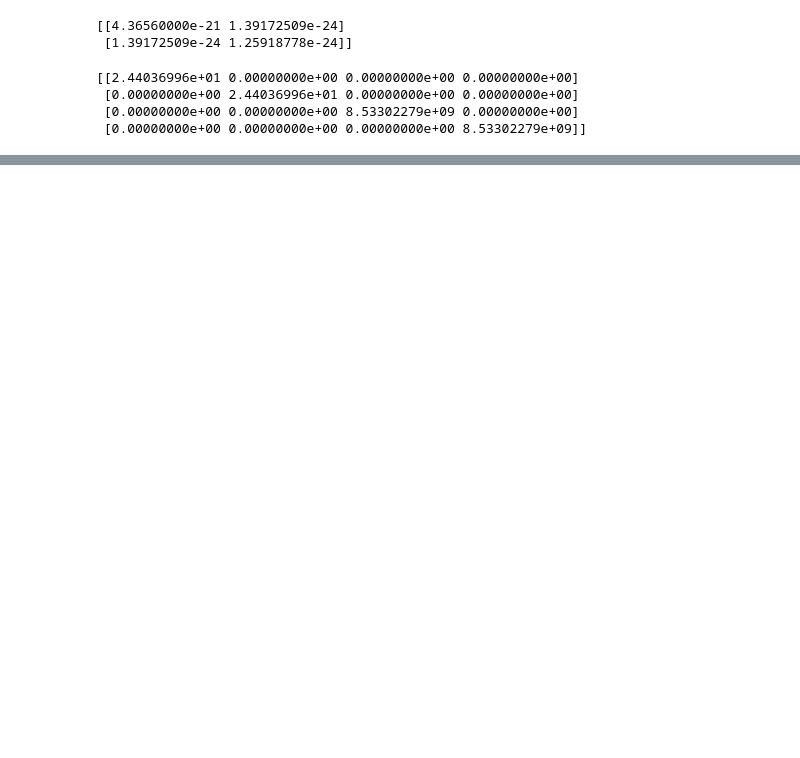
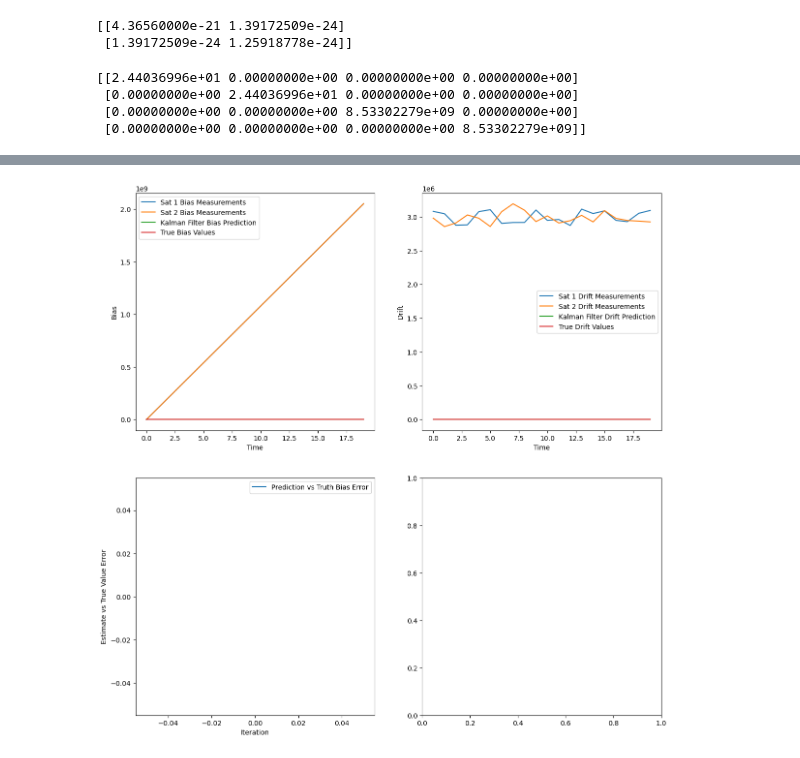
Before and after one commit to RIPS-2024-Aerospace/Aerospace-Project, a Jupyter notebook: TimingDiffusionFIlter.ipynb, the cells around one changed output, grey strips where cells are left out. Cells and saved outputs as stored; diff of their text form; code cells hidden in the pictures; blank space fills up the shorter version.

Commit message:
Working Plots Broken Code

```diff
--- a/TimingDiffusionFIlter.ipynb
+++ b/TimingDiffusionFIlter.ipynb
@@ -127,13 +124,13 @@ def measurement_noise(R,N_i):
 
 def GPS_measurements(true_bias, true_drift,R,N_i = 2):
 
-    true_pr = np.array([[c*(true_bias)] for _ in range(N_i)])
+     true_pr = np.array([[c*(true_bias[0])] for _ in range(N_i)])
 
-    true_prr = np.array([[c*(true_drift)] for _ in range(N_i)])
+     true_prr = np.array([[c*(true_drift[0])] for _ in range(N_i)])
 
-    true_measurements = np.vstack((true_pr,true_prr))
+     true_measurements = np.vstack((true_pr,true_prr))
 
-    return true_measurements+measurement_noise(R,N_i)
+     return true_measurements+measurement_noise(R,N_i)
 # %%
 def filter_initialize(stations,adj_mat,x_initial,P_initial):
   M = len(stations)
@@ -188,47 +190,64 @@ A = np.array([[1, 60],
                 [0, 1]])
 
 # true initial state
-true_biases = [0, 1, 0, 0, -2]
-true_drifts = [0,0.1,0.01,0.2,0]
+
+T_g = 0
+true_biases = np.array([[0, 1, 0, 0, -2]]).T
+true_drifts = np.array([[0.01,0.1,0.01,0.2,0]]).T
+
+x = np.vstack((true_biases,true_drifts))
+
 # random initial estimates for each node
 
 x0 = [np.array([[0],[0]]) for _ in range(5)]
 
-P = [np.eye(6) for _ in range(n)]
-
-# Define the neighbor list
-N = [[1, 3], [0, 2], [1, 3], [0, 2]]
+P = [np.eye(2) for _ in range(n)]
 
 # Measurement noise
-measure_var = 0.2
-z = [(H[i] @ xp) + np.random.normal(0, measure_var, (2, 1)) for i in range(n)]
 
-truth = [xp]
-measurements = [z]
+truth = []
+measurements = []
+predictions = []
 errors = []
 
-psi = x0.copy()
-x_hat = x0.copy()
+stations = [Station(i) for i in range(n)]
 
-for i in range(10):
-    z = [(H[i] @ truth[-1]) + np.random.normal(0, measure_var, (2, 1)) for i in range(n)]
-    truth.append(A @ truth[-1])
-    measurements.append(z)
+filter_initialize(stations,D,x0,P)
 
-predictions,covariance = diffusion_kalman_filter(psi, x_hat, P, N, H, R, measurements, A, Q, C, 11)
+iterations = 20
 
+for i in range(iterations):
+    measures = diffusion_filter_iteration(stations,Q,R,C,true_biases,true_drifts,T_g)
+    measurements.append(measures)
+    predictions.append([stn.x for stn in stations])
+    true_biases = [x + 36*true_drifts[i] for i,x in enumerate(true_biases)]
+    truth.append(np.vstack((true_biases,true_drifts)))
+    T_g += 36
 
-fig, axs = plt.subplots(((n + 2) // 2), 2, figsize=(14, 7 * ((n + 2) // 2)))
-for i in range(n):
-    axs[i // 2][i % 2].scatter([x[i][0, 0] for x in measurements], [x[i][1, 0] for x in measurements], label='Measurements')
-    axs[i // 2][i % 2].scatter([(H[i]@x)[0,0] for x in predictions[:,i]], [(H[i]@x)[1,0] for x in predictions[:,i]], label='Kalman Filter Prediction')
-    axs[i // 2][i % 2].scatter([(H[i] @ x)[0, 0] for x in truth[:-1]], [(H[i] @ x)[1, 0] for x in truth[:-1]], label='True Values')
-    axs[i // 2][i % 2].set_xlabel("x-position of object")
-    axs[i // 2][i % 2].set_ylabel("y-position of object")
-    axs[i // 2][i % 2].legend()
+fig,axs = plt.subplots(2,2, figsize=(14, 14))
+#12 plots, 5 for bias, 5 for drift, and then error
+for i in range(1):
+    #20 measurements, 2 for each node
+    axs[0][0].plot([i for i in range(iterations)],[x[i][0][0] for x in measurements], label = 'Sat 1 Bias Measurements')
+    axs[0][0].plot([i for i in range(iterations)],[x[i][1][0] for x in measurements], label = 'Sat 2 Bias Measurements')
+    axs[0][0].plot([i for i in range(iterations)],[x[i][0] for x in predictions], label = 'Kalman Filter Bias Prediction')
+    axs[0][0].plot([i for i in range(iterations)],[x[i][0] for x in truth], label = 'True Bias Values')
+    axs[0][0].set_xlabel("Time")
+    axs[0][0].set_ylabel("Bias")
+    axs[0][0].legend()
 
-    # axs[n // 2][n % 2].set_xlabel("Iteration")
-    # axs[n // 2][n % 2].set_ylabel("Prediction vs Truth Error")
-    # axs[n // 2][n % 2].plot(range(len(errors)), errors, label='Prediction vs Truth Error')
-    plt.show()
+    axs[0][1].plot([i for i in range(iterations)],[x[i][2][0] for x in measurements], label = 'Sat 1 Drift Measurements')
+    axs[0][1].plot([i for i in range(iterations)],[x[i][3][0] for x in measurements], label = 'Sat 2 Drift Measurements')
+    axs[0][1].plot([i for i in range(iterations)],[x[i][1] for x in predictions], label = 'Kalman Filter Drift Prediction')
+    axs[0][1].plot([i for i in range(iterations)],[x[i+n][0] for x in truth], label = 'True Drift Values')
+    axs[0][1].set_xlabel("Time")
+    axs[0][1].set_ylabel("Drift")
+    axs[0][1].legend()
+
+axs[1][0].plot([i for i in range(len(errors))],[np.linalg.norm(x) for x in errors], label = 'Prediction vs Truth Bias Error')
+
+axs[1][0].legend()
+axs[1][0].set_xlabel("Iteration")
+axs[1][0].set_ylabel("Estimate vs True Value Error")
+plt.show()
 # %% [output]
@@ -235,0 +271 @@ NameError: name 'H' is not defined
+[figure, added]
```
Also changed, not shown: parts of 3 cells of this notebook.
